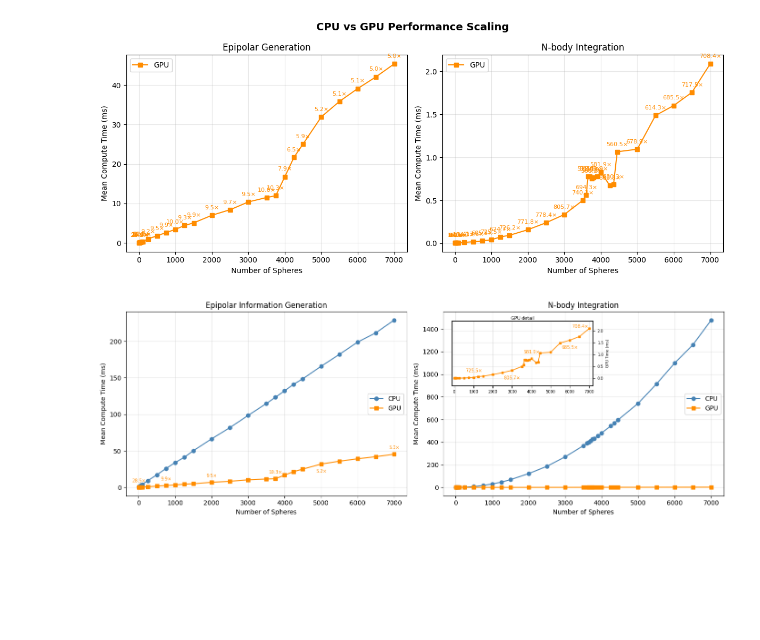
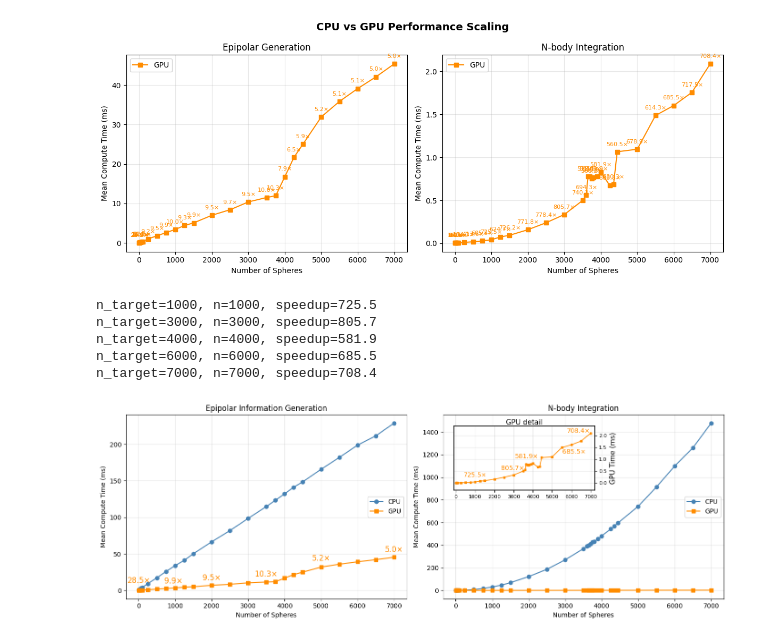
Before and after one commit to ClarkieUK/WebGPU-Autostereogram, a Jupyter notebook: src/plotting/plots.ipynb, the cells around one changed output. Drawn from its saved outputs; the diff is of its cells as text; code cells hidden in the pictures; blank space fills up the shorter version.

```diff
--- a/src/plotting/plots.ipynb
+++ b/src/plotting/plots.ipynb
@@ -95,58 +95,87 @@ for ax, df, gpu_col, cpu_col, title in [
 
 ax = axes[0]
 df, gpu_col = epipolar, 'gpu_compute_ms'
+custom_offsets = {
+    3:    (0, 12),
+    75:   (20, 8),
+    750:  (12, 8),
+    2000: (0, 8),
+    3750: (-15, 8),   # 10.3× — actually here
+    5000: (0, 10),
+    6500: (0, -14),
+}
+
+
 for i, n in enumerate(df.index):
     if i % 4 == 0 and i != 4:
-        offset = 8 if df.loc[n, gpu_col] < 10 else (8 if i % 8 == 0 else -14)
+        ox, oy = custom_offsets.get(n, (0, 8))
         ax.annotate(f'{df.loc[n, "speedup"]:.1f}×',
                     xy=(n, df.loc[n, gpu_col]),
-                    xytext=(0, offset), textcoords='offset points',
-                    ha='center', fontsize=7, color='darkorange')
+                    xytext=(ox, oy), textcoords='offset points',
+                    ha='center', fontsize=12, color='darkorange')
 
 ax = axes[1]
 df, gpu_col = physics, 'gpu_physics_ms'
 
-axins = inset_axes(ax, width='50%', height='35%', loc='upper left', borderpad=1.5)
+axins = inset_axes(ax, width='50%', height='35%', loc='upper left', borderpad=1.75)
 axins.plot(df.index, df[gpu_col], 's-', color='darkorange', linewidth=1.2, markersize=3)
 
 
+inset_offsets = {
+    1000: (0, 8),
+    3000: (-2, 8),   # 581.9× — moved left
+    4000: (-10, 8),
+    6000: (4, -14),
+    7000: (-1, 1),
+}
+
 target_ns = [1000, 3000, 4000, 6000, 7000]
 annotated = []
+
+for i_t, n_target in enumerate(target_ns):
+    n = df.index[np.argmin(np.abs(df.index - n_target))]
+    print(f"n_target={n_target}, n={n}, speedup={df.loc[n, 'speedup']:.1f}")
+
 for i_t, n_target in enumerate(target_ns):
     n = df.index[np.argmin(np.abs(df.index - n_target))]
     if n in annotated:
         continue
     annotated.append(n)
-    offset = 8 if i_t % 2 == 0 else -14
+    ox, oy = inset_offsets.get(n_target, (0, 8))
     if n_target == 7000:
         axins.annotate(f'{df.loc[n, "speedup"]:.1f}×',
                        xy=(n, df.loc[n, gpu_col]),
                        xytext=(-1, 1), textcoords='offset points',
-                       ha='right', fontsize=7, color='darkorange')
+                       ha='right', fontsize=10, color='darkorange')
     else:
         axins.annotate(f'{df.loc[n, "speedup"]:.1f}×',
                        xy=(n, df.loc[n, gpu_col]),
-                       xytext=(0, offset), textcoords='offset points',
-                       ha='center', fontsize=7, color='darkorange')
+                       xytext=(ox, oy), textcoords='offset points',
+                       ha='center', fontsize=10, color='darkorange')
 
 gpu_min, gpu_max = df[gpu_col].min(), df[gpu_col].max()
 margin = (gpu_max - gpu_min) * 0.15
 axins.set_xlim(df.index[0] - 100, df.index[-1] + 200)
 axins.set_ylim(gpu_min - margin, gpu_max + margin)
-axins.set_title('GPU detail', fontsize=7, pad=2)
-axins.tick_params(labelsize=6)
+axins.set_title('GPU detail', fontsize=11, pad=2)
+axins.tick_params(labelsize=8)
 axins.grid(True, alpha=0.3)
 
 axins.yaxis.set_label_position('right')
 axins.yaxis.tick_right()
-axins.set_ylabel('GPU Time (ms)', fontsize=6)
+axins.set_ylabel('GPU Time (ms)', fontsize=11)
 
 for spine in axins.spines.values():
     spine.set_edgecolor('black')
     spine.set_linewidth(1.2)
 
 plt.tight_layout()
 plt.savefig('benchmark_plot.png', dpi=150, bbox_inches='tight')
 plt.show()
 # %% [output]
+n_target=1000, n=1000, speedup=725.5
+n_target=3000, n=3000, speedup=805.7
+n_target=4000, n=4000, speedup=581.9
+n_target=6000, n=6000, speedup=685.5
+n_target=7000, n=7000, speedup=708.4
-[figure, old version]
+[figure, new version]
```
Also changed, not shown: 2 other files.
